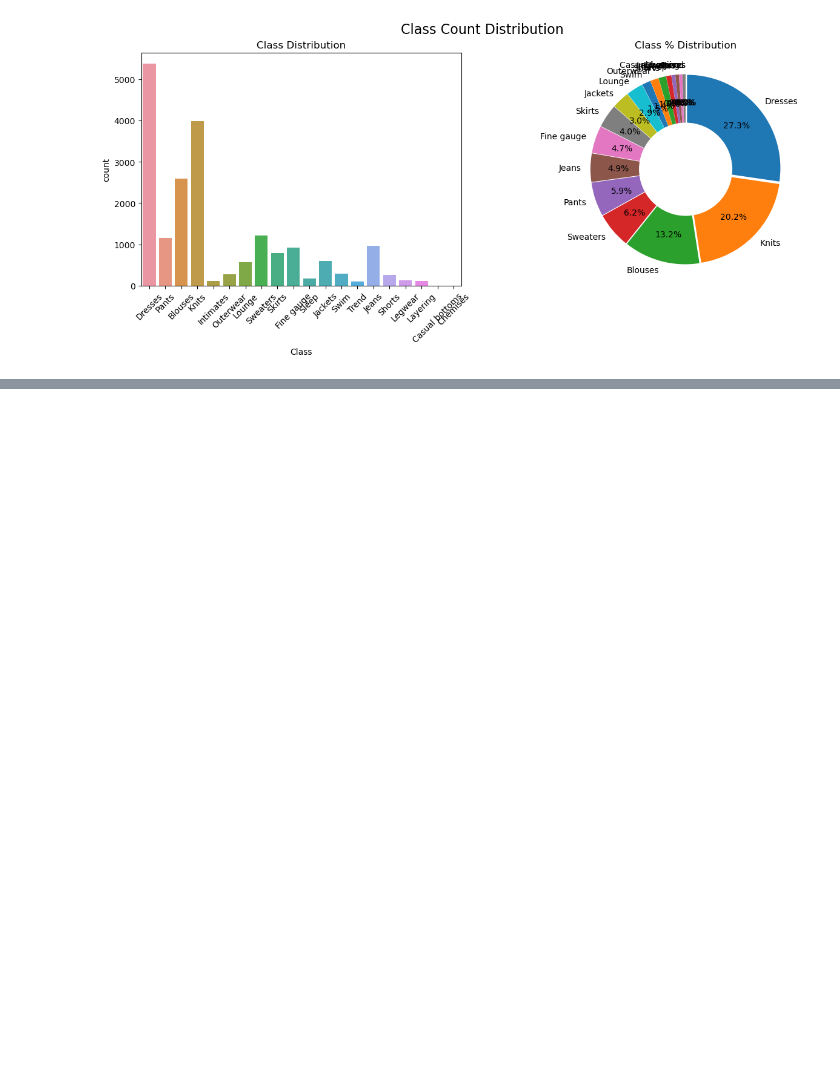
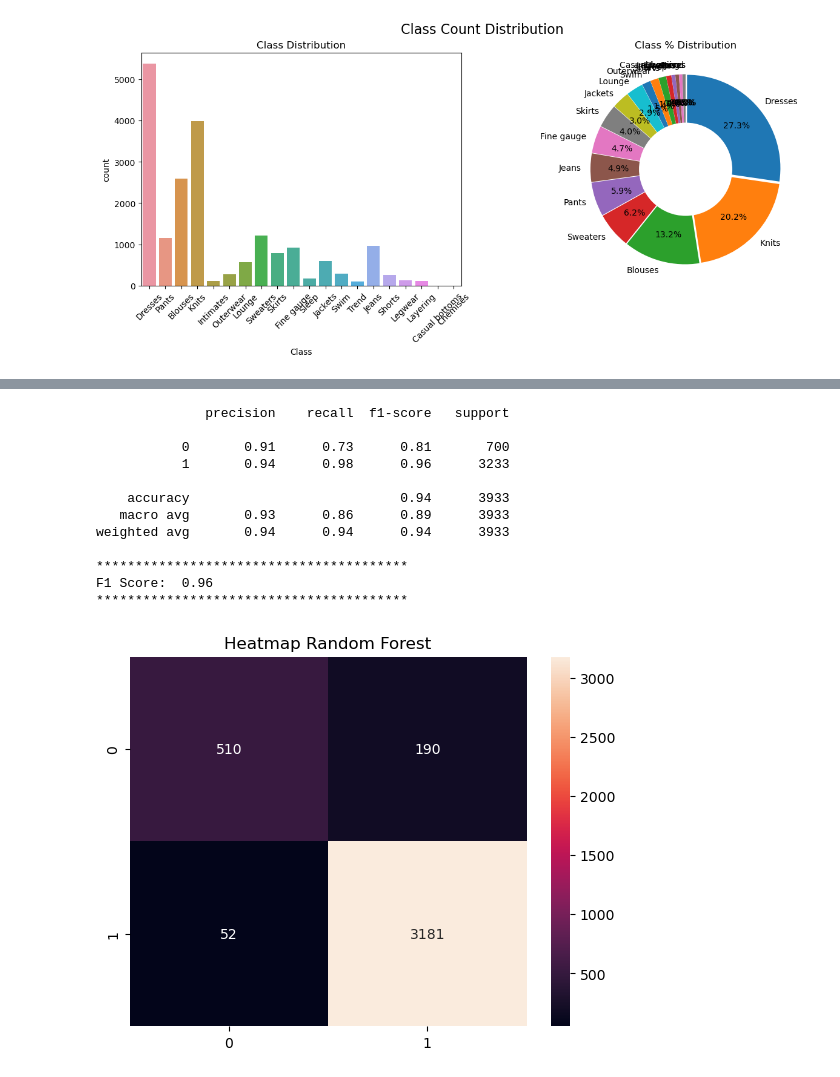
Before and after one commit to SayanGhosh1489/Women_Clothing_Review, a Jupyter notebook: Women_clothing_review_EDA_ML_model.ipynb, the cells around one changed output, grey strips where cells are left out. Drawn from its saved outputs; the diff is of its cells as text; code cells hidden in the pictures; blank space fills up the shorter version.

Commit message:
ML model created

```diff
--- a/Women_clothing_review_EDA_ML_model.ipynb
+++ b/Women_clothing_review_EDA_ML_model.ipynb
@@ -169,0 +260,11 @@ for col in ['Recommended','Rating','Division', 'Dept', 'Class']:
+# %%
+def get_model(classifier, processor = processor):
+    model = Pipeline([
+        ('processor', processor),
+        ('classifier', classifier)
+
+    ])
+
+    return model
+# %%
+rf_model = get_model(rf)
@@ -169,0 +294,2 @@ for col in ['Recommended','Rating','Division', 'Dept', 'Class']:
+# %%
+rf_model.fit(X_train, y_train)
@@ -169,0 +317,24 @@ for col in ['Recommended','Rating','Division', 'Dept', 'Class']:
+# %%
+y_pred = rf_model.predict(X_test)
+# %%
+print(classification_report(y_test, y_pred))
+print("**"*20)
+print("F1 Score: ", round(f1_score(y_test,y_pred),2))
+print("**"*20)
+sns.heatmap(confusion_matrix(y_test,y_pred), annot= True, fmt= '.0f')
+plt.title("Heatmap Random Forest")
+plt.show()
+# %% [output]
+              precision    recall  f1-score   support
+
+           0       0.91      0.73      0.81       700
+           1       0.94      0.98      0.96      3233
+
+    accuracy                           0.94      3933
+   macro avg       0.93      0.86      0.89      3933
+weighted avg       0.94      0.94      0.94      3933
+
+****************************************
+F1 Score:  0.96
+****************************************
+[figure, added]
```
Also changed, not shown: parts of 14 cells of this notebook.
